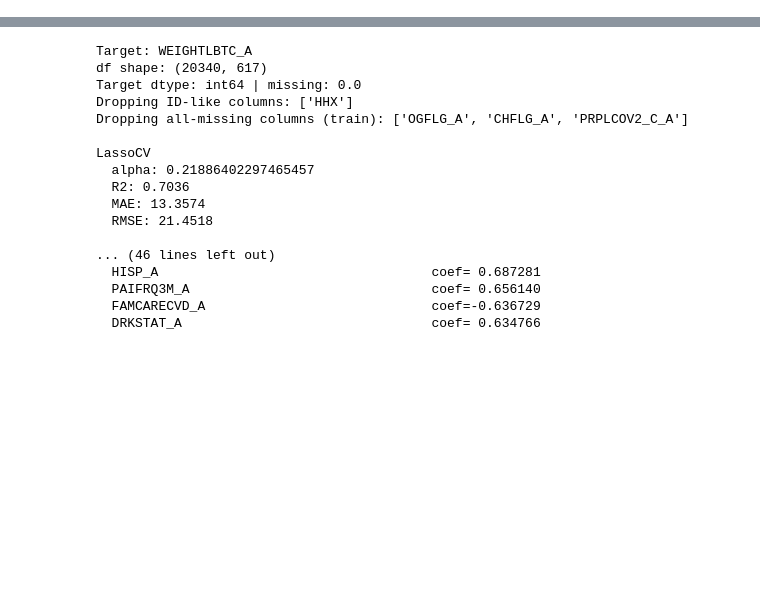
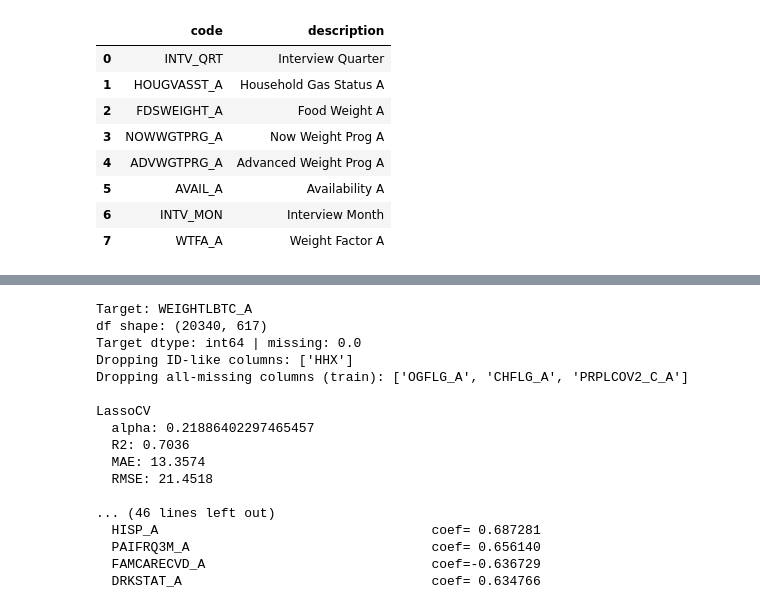
Before and after one commit to McJack3d/ML-Assignement, a Jupyter notebook: MLassignement.ipynb, the cells around one changed output, grey strips where cells are left out. Saved outputs shown, nothing was run; the diff lists cells and outputs as text; code cells hidden in the pictures; blank space fills up the shorter version.

```diff
--- a/MLassignement.ipynb
+++ b/MLassignement.ipynb
@@ -25,0 +276,84 @@ print(df.head())
+# %%
+# ---- 3.2 Early feature selection using descriptions (conservative) ----
+import re
+
+# Build description map from the metadata we already loaded in Phase 2 (fallback to re-load)
+if "var_info" in globals() and {"Variable code","Variable name"}.issubset(var_info.columns):
+    _var_info = var_info.copy()
+else:
+    _var_info = pd.read_excel(DATA_PATH, sheet_name=METADATA_SHEET).copy()
+    _var_info["Variable code"] = _var_info["Variable code"].astype(str).str.strip()
+    _var_info["Variable name"] = _var_info["Variable name"].astype(str).str.strip()
+
+desc_map = dict(zip(_var_info["Variable code"], _var_info["Variable name"]))
+
+def select_features_by_description(columns: list[str], desc_map: dict[str, str]):
+    """Drop clearly administrative / survey-design / ID-like fields using provided descriptions."""
+    keep = set(columns)
+
+    def _desc(c: str) -> str:
+        return str(desc_map.get(c, "")).strip()
+
+    # Hard drops by variable code (known administrative fields)
+    hard_drop_codes = {"HHX", "WTFA_A", "RECTYPE"}
+    for c in list(keep):
+        if c in hard_drop_codes:
+            keep.remove(c)
+
+    # Conservative keyword drops (metadata / survey mechanics, not predictors)
+    keyword_patterns = [
+        r"\bweight\b",
+        r"\brecord type\b",
+        r"\bhousehold\b",
+        r"\bidentifier\b",
+        r"\binterview\b",
+        r"\bsample design\b",
+        r"\bproxy\b",
+        r"\bavailability\b",
+    ]
+    keyword_re = re.compile("|".join(keyword_patterns), flags=re.IGNORECASE)
+    for c in list(keep):
+        d = _desc(c)
+        if d and keyword_re.search(d):
+            keep.remove(c)
+
+    # Remove redundant variants when a 'Standard Data' version exists
+    def _base_desc(d: str) -> str:
+        d = re.sub(r"\s+Standard Data\s*$", "", d, flags=re.IGNORECASE)
+        d = re.sub(r"\s+No Standard Data\s*$", "", d, flags=re.IGNORECASE)
+        d = re.sub(r"\s+Soft\s*$", "", d, flags=re.IGNORECASE)
+        d = re.sub(r"\s+[A-Z]$", "", d)
+        return d.strip().lower()
+
+    groups: dict[str, list[str]] = {}
+    for c in columns:
+        d = _desc(c)
+        if not d:
+            continue
+        base = _base_desc(d)
+        if base:
+            groups.setdefault(base, []).append(c)
+
+    for base, cs in groups.items():
+        if len(cs) < 2:
+            continue
+        standard = [c for c in cs if re.search(r"Standard Data\s*[A-Z]?$", _desc(c), flags=re.IGNORECASE)]
+        if not standard:
+            continue
+        for c in cs:
+            d = _desc(c)
+            if re.search(r"(Soft|No Standard Data)\s*[A-Z]?$", d, flags=re.IGNORECASE):
+                keep.discard(c)
+
+    dropped = [c for c in columns if c not in keep]
+    return sorted(keep), dropped
+
+selected_cols, dropped_cols = select_features_by_description(list(X.columns), desc_map)
+X = X[selected_cols]
+print("After description-based feature selection:")
+print("  kept:", X.shape[1])
+print("  dropped:", len(dropped_cols))
+if dropped_cols:
+    preview = pd.DataFrame({"code": dropped_cols[:30], "description": [desc_map.get(c, "") for c in dropped_cols[:30]]})
+    display(preview)
+# %% [output]
@@ -25,0 +363,9 @@ print(df.head())
+|  | code | description |
+| 0 | INTV_QRT | Interview Quarter |
+| 1 | HOUGVASST_A | Household Gas Status A |
+| 2 | FDSWEIGHT_A | Food Weight A |
+| 3 | NOWWGTPRG_A | Now Weight Prog A |
+| 4 | ADVWGTPRG_A | Advanced Weight Prog A |
+| 5 | AVAIL_A | Availability A |
+| 6 | INTV_MON | Interview Month |
+| 7 | WTFA_A | Weight Factor A |
```
Also changed, not shown: parts of 17 cells of this notebook, 1 other file.
